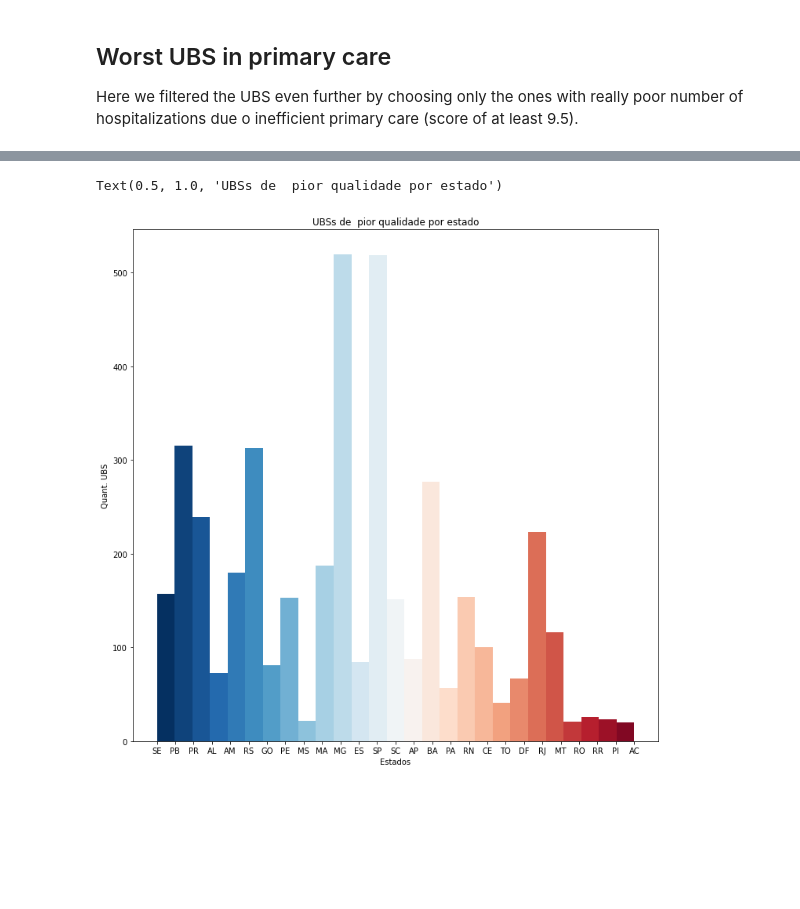
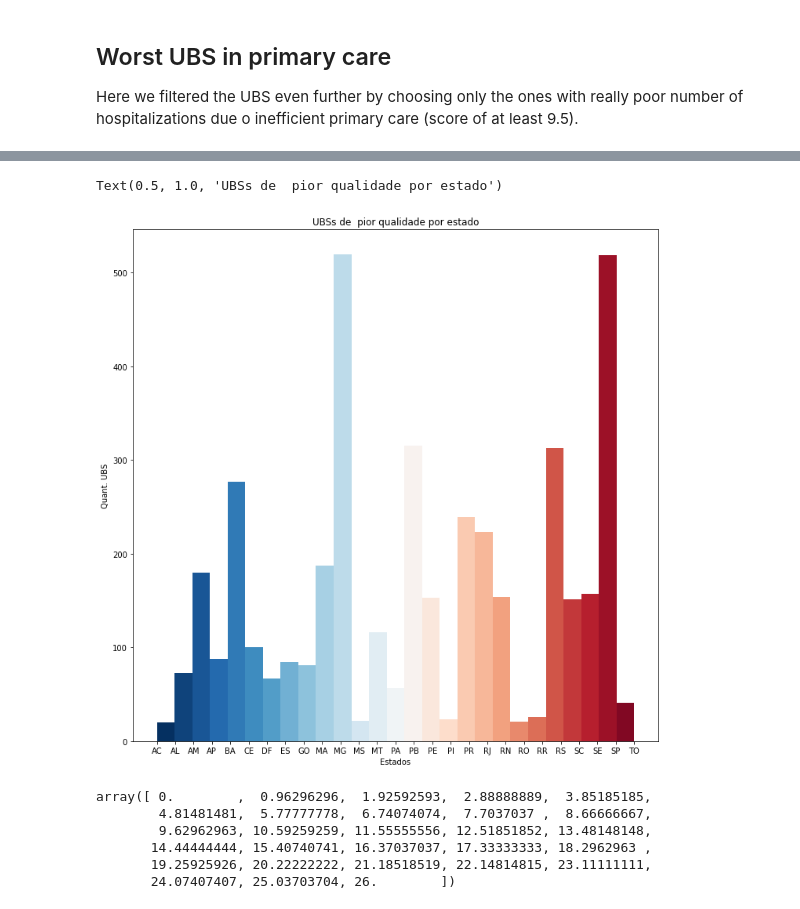
Before and after one commit to rafaeleiki/analises-sus, a Jupyter notebook: analise-sus.ipynb, the cells around one changed output, grey strips where cells are left out. Saved outputs shown, nothing was run; the diff lists cells and outputs as text; code cells hidden in the pictures; blank space fills up the shorter version.

```diff
--- a/analise-sus.ipynb
+++ b/analise-sus.ipynb
@@ -212,0 +298,3 @@ selected_ubs
+# %%
+selected_ubs = ubs[ubs['nota_infra'] == 0]
+selected_ubs
@@ -331,6 +446,7 @@ Here we filtered the UBS even further by choosing only the ones with really poor
 # %%
 bad_primary = selected_ubs['nota'] >= 9.5
 bad_primary_ubs = selected_ubs[bad_primary]
+bad_primary_ubs = bad_primary_ubs.sort_values(by=['estado'])
 
 bad_primary_ubs
 # %% [output]
@@ -364,5 +482,28 @@ print_map(ubs, show=False, size=1)
 print_map(bad_primary_ubs, show=False, color='red', size=1)
 plt.title('Piores UBSs')
 
+# Grouped by K-means
+fits = bad_primary_ubs[[Y, X]]
+kmeans = KMeans(n_clusters=5).fit(fits)
+centroids = kmeans.cluster_centers_
+closest, _ = pairwise_distances_argmin_min(kmeans.cluster_centers_, fits)
+closest
+
+plt.subplot(2,2,4)
+plt.axis('equal')
+plt.title('Piores UBSs agrupadas em regiões e seus centros')
+plt.scatter(bad_primary_ubs[X], bad_primary_ubs[Y], c= kmeans.labels_.astype(float), s=1, alpha=0.5)
+plt.scatter(centroids[:, 1], centroids[:, 0], c='red', s=40)
+
+for i in range(len(centroids)):
+    index = closest[i]
+    city = bad_primary_ubs.iloc[index]['dsc_cidade']
+
+    x = centroids[i, 1]-(0.25*len(city))
+    y = centroids[i, 0]+0.5
+
+    plt.text(x, y, city, fontsize=12)
+
+# Show all graphics
 plt.tight_layout()
 # %% [output]
@@ -369,0 +511,12 @@ plt.tight_layout()
+# %%
+# UBSs that could be prioritized
+cities = bad_primary_ubs.iloc[closest]
+
+conditions = False
+for i, row in cities.iterrows():
+    conditions = conditions | (bad_primary_ubs['dsc_cidade'] == row['dsc_cidade'])
+
+ubs_selected_cities = bad_primary_ubs[conditions]
+print(ubs_selected_cities.shape[0])
+
+ubs_selected_cities
@@ -370,16 +543,24 @@ plt.tight_layout()
 # %%
 figure_size()
-# bad_primary_ubs['estado'].hist(bins=len(states))
 
 cm = plt.cm.RdBu_r
 
-n, bins, patches = plt.hist(bad_primary_ubs['estado'], len(states), color='green')
+bad_ubs_hist, bins, patches = plt.hist(bad_primary_ubs['estado'], len(states), color='green')
 for i, p in enumerate(patches):
-    plt.setp(p, 'facecolor', cm(i/len(states))) # notice the i/25
+    plt.setp(p, 'facecolor', cm(i/len(states)))
 
 plt.ylabel('Quant. UBS')
 plt.xlabel('Estados')
 plt.title('UBSs de  pior qualidade por estado')
 # %% [output]
 Text(0.5, 1.0, 'UBSs de  pior qualidade por estado')
-[figure, old version]
+[figure, new version]
+# %%
+bins
+# %% [output]
+array([ 0.        ,  0.96296296,  1.92592593,  2.88888889,  3.85185185,
+        4.81481481,  5.77777778,  6.74074074,  7.7037037 ,  8.66666667,
+        9.62962963, 10.59259259, 11.55555556, 12.51851852, 13.48148148,
+       14.44444444, 15.40740741, 16.37037037, 17.33333333, 18.2962963 ,
+       19.25925926, 20.22222222, 21.18518519, 22.14814815, 23.11111111,
+       24.07407407, 25.03703704, 26.        ])
```
Also changed, not shown: parts of 43 cells of this notebook.
